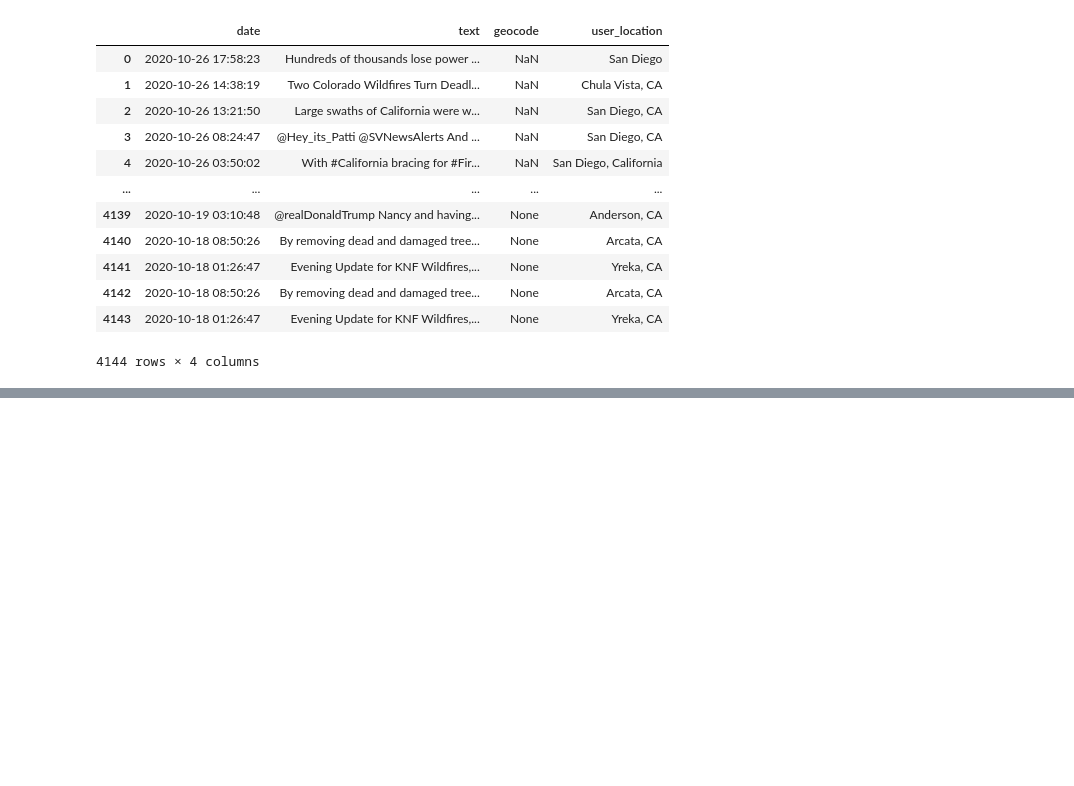
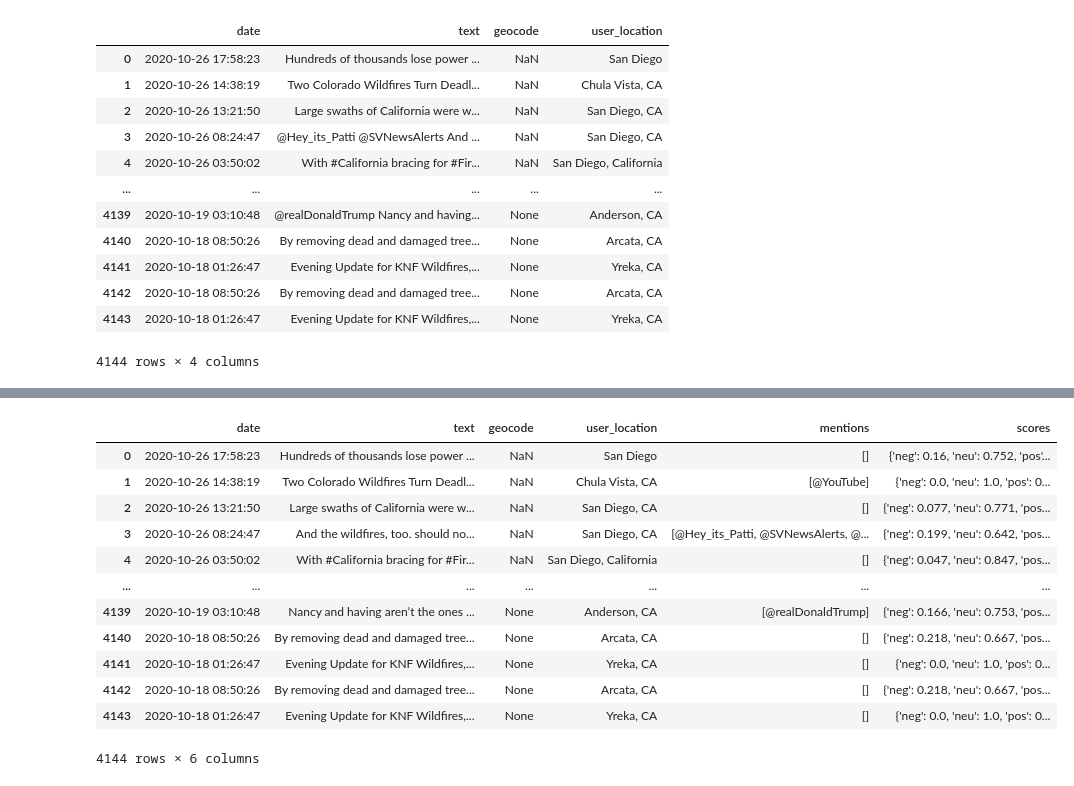
Before and after one commit to jefremides/Project_5, a Jupyter notebook: sean.ipynb, the cells around one changed output, grey strips where cells are left out. Cells and saved outputs as stored; diff of their text form; code cells hidden in the pictures; blank space fills up the shorter version.

Commit message:
sentiment analysis

```diff
--- a/sean.ipynb
+++ b/sean.ipynb
@@ -430,0 +454,4 @@ refined_tweets['user_location'].apply(geolocator.geocode)
+# %%
+refined_tweets['mentions'] = refined_tweets['text'].apply(lambda x: create_mentions(x))
+# %%
+refined_tweets['text'] = refined_tweets['text'].apply(lambda x: remove_mentions(x))
@@ -430,0 +483,20 @@ refined_tweets['user_location'].apply(geolocator.geocode)
+# %%
+sid = SentimentIntensityAnalyzer()
+# %%
+refined_tweets['scores'] = refined_tweets['text'].apply(lambda tweet: sid.polarity_scores(tweet))
+# %%
+refined_tweets['compound'] = refined_tweets['scores'].apply()
+# %% [output]
+|  | date | text | geocode | user_location | mentions | scores |
+| 0 | 2020-10-26 17:58:23 | Hundreds of thousands lose power ... | NaN | San Diego | [] | {'neg': 0.16, 'neu': 0.752, 'pos'... |
+| 1 | 2020-10-26 14:38:19 | Two Colorado Wildfires Turn Deadl... | NaN | Chula Vista, CA | [@YouTube] | {'neg': 0.0, 'neu': 1.0, 'pos': 0... |
+| 2 | 2020-10-26 13:21:50 | Large swaths of California were w... | NaN | San Diego, CA | [] | {'neg': 0.077, 'neu': 0.771, 'pos... |
+| 3 | 2020-10-26 08:24:47 | And the wildfires, too. should no... | NaN | San Diego, CA | [@Hey_its_Patti, @SVNewsAlerts, @... | {'neg': 0.199, 'neu': 0.642, 'pos... |
+| 4 | 2020-10-26 03:50:02 | With #California bracing for #Fir... | NaN | San Diego, California | [] | {'neg': 0.047, 'neu': 0.847, 'pos... |
+| ... | ... | ... | ... | ... | ... | ... |
+| 4139 | 2020-10-19 03:10:48 | Nancy and having aren’t the ones ... | None | Anderson, CA | [@realDonaldTrump] | {'neg': 0.166, 'neu': 0.753, 'pos... |
+| 4140 | 2020-10-18 08:50:26 | By removing dead and damaged tree... | None | Arcata, CA | [] | {'neg': 0.218, 'neu': 0.667, 'pos... |
+| 4141 | 2020-10-18 01:26:47 | Evening Update for KNF Wildfires,... | None | Yreka, CA | [] | {'neg': 0.0, 'neu': 1.0, 'pos': 0... |
+| 4142 | 2020-10-18 08:50:26 | By removing dead and damaged tree... | None | Arcata, CA | [] | {'neg': 0.218, 'neu': 0.667, 'pos... |
+| 4143 | 2020-10-18 01:26:47 | Evening Update for KNF Wildfires,... | None | Yreka, CA | [] | {'neg': 0.0, 'neu': 1.0, 'pos': 0... |
+4144 rows × 6 columns
```
Also changed, not shown: parts of 10 cells of this notebook.
